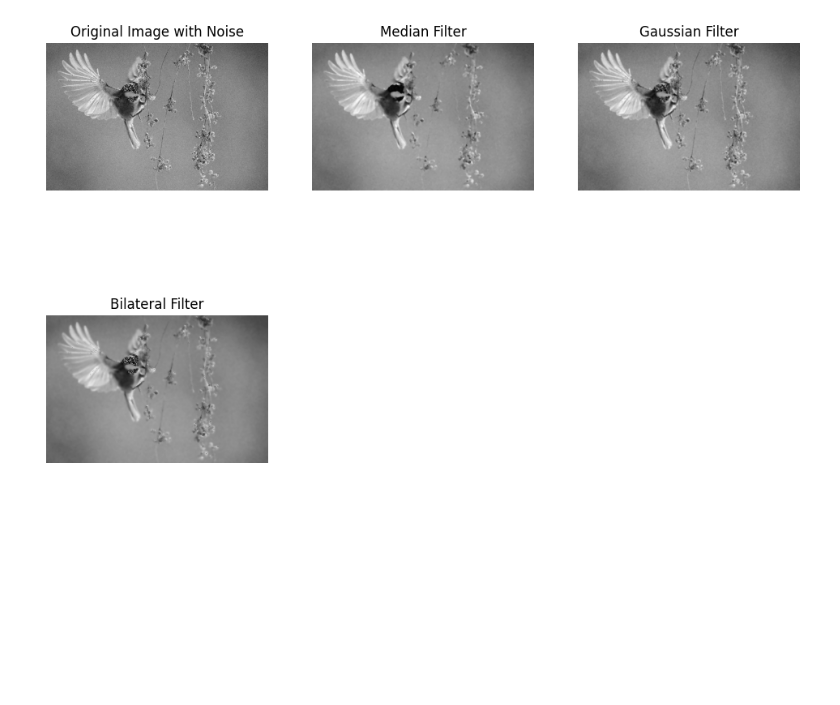
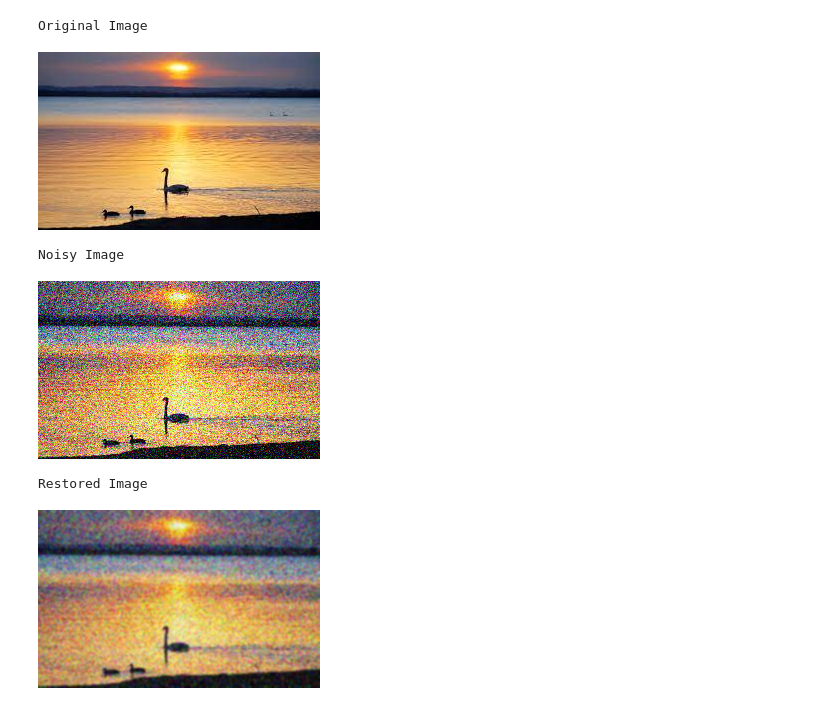
Before and after one commit to johnjustine5646/ComputerVision_Labs_Sem3, a Jupyter notebook: CV_Lab7_2348522.ipynb, the cells around one changed output. Cells and saved outputs as stored; diff of their text form; code cells hidden in the pictures; blank space fills up the shorter version.

```diff
--- a/CV_Lab7_2348522.ipynb
+++ b/CV_Lab7_2348522.ipynb
@@ -29,27 +2,0 @@ bilateral_filtered = cv2.bilateralFilter(noisy_image, 9, 75, 75)  # Adjust param
-# %%
-# Display the results
-plt.figure(figsize=(12, 8))
-
-plt.subplot(231)
-plt.title('Original Image with Noise')
-plt.imshow(noisy_image, cmap='gray')
-plt.axis('off')
-
-plt.subplot(232)
-plt.title('Median Filter')
-plt.imshow(median_filtered, cmap='gray')
-plt.axis('off')
-
-plt.subplot(233)
-plt.title('Gaussian Filter')
-plt.imshow(gaussian_filtered, cmap='gray')
-plt.axis('off')
-
-plt.subplot(234)
-plt.title('Bilateral Filter')
-plt.imshow(bilateral_filtered, cmap='gray')
-plt.axis('off')
-
-plt.show()
-# %% [output]
-[figure, removed]
@@ -55,0 +6,28 @@ plt.show()
+# %%
+# Step 1: Read the original image and add noise
+img_path = "/content/download.jpg"  # Change this to the path of your original image
+img = cv2.imread(img_path)
+# %%
+# Adding noise to the image
+noise = np.random.normal(loc=0, scale=50, size=img.shape)
+noisy_img = np.clip(img + noise, 0, 255).astype(np.uint8)
+# %%
+# Step 2: Apply filtering techniques to restore the image
+# Here, we'll use Gaussian blur as a simple filtering technique
+restored_img = cv2.GaussianBlur(noisy_img, (5, 5), 0)
+# %%
+from google.colab.patches import cv2_imshow
+# Display original, noisy, and restored images
+print('Original Image')
+cv2_imshow(img)
+print('Noisy Image')
+cv2_imshow(noisy_img)
+print('Restored Image')
+cv2_imshow(restored_img)
+# %% [output]
+Original Image
+[figure, added]
+Noisy Image
+[figure, added]
+Restored Image
+[figure, added]
```
Also changed, not shown: parts of 4 cells of this notebook.
